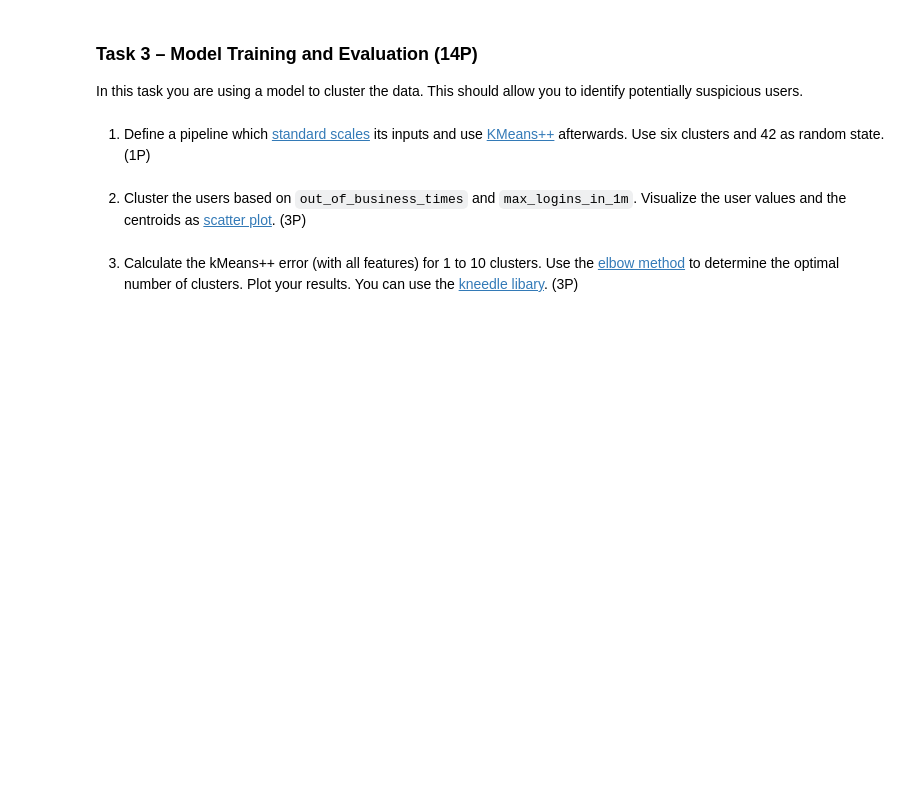
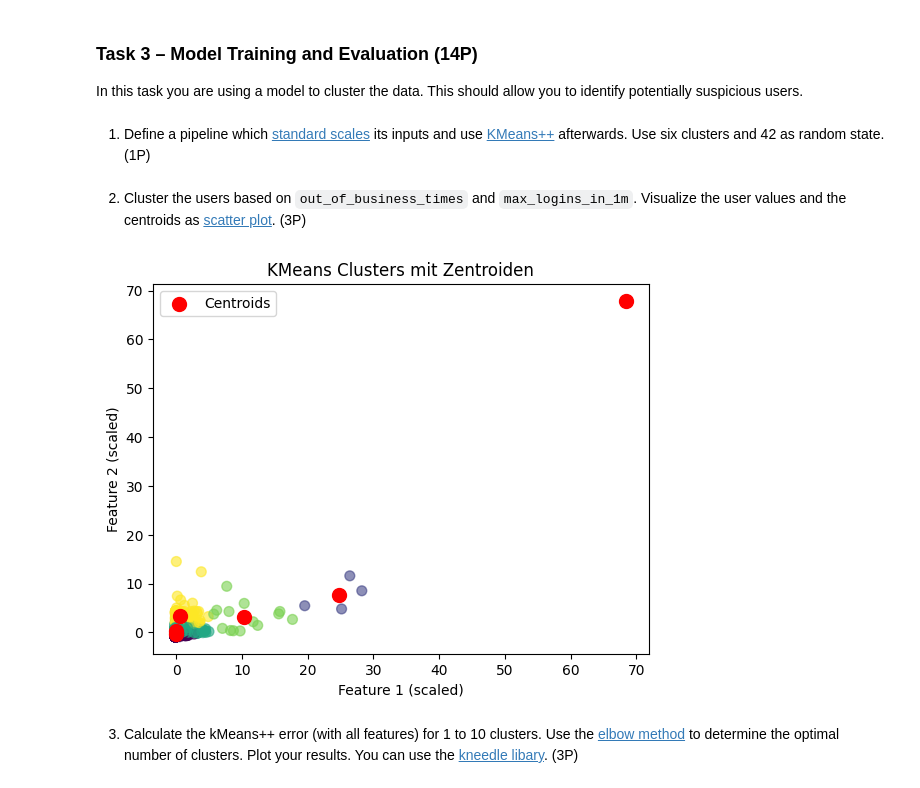
Before and after one commit to IVSource/ml_security_ws25, a Jupyter notebook: Exercise 3/mls_ws25_exercise_3_find_suspicious_users.ipynb, the cells around one changed output. Drawn from its saved outputs; the diff is of its cells as text; code cells hidden in the pictures; blank space fills up the shorter version.

```diff
--- a/Exercise 3/mls_ws25_exercise_3_find_suspicious_users.ipynb
+++ b/Exercise 3/mls_ws25_exercise_3_find_suspicious_users.ipynb
@@ -234,12 +234,4 @@ U999      26.0
 Name: max_logins_in_1min, Length: 9924, dtype: float64
 # %% [markdown]
 5. Add to the dataset how many times each user has a login event outside the usual business hours between 6:00h and 18:00h. Filter out the weekend. Remember to check for undefined values and handle them. Call the column `out_of_business_times`. We assume that the dataset starts on midnight. (2P)
-# %%
-from datetime import time
-
-new_df['out_of_business_hours'] = df_UCAAT.groupby('user').apply(
-    lambda group: group[
-        (group['timestamp'].dt.time < time(6, 0)) | (group['timestamp'].dt.time > time(18, 0))
-    ].shape[0]
-    )
 # %%
@@ -268,11 +285,48 @@ In this task you are using a model to cluster the data. This should allow you to
 from sklearn.pipeline import make_pipeline
 from sklearn.preprocessing import StandardScaler
 from sklearn.cluster import KMeans
+
+pipeline = make_pipeline(
+    StandardScaler(),
+    KMeans(n_clusters=6, random_state=42)
+)
 # %% [markdown]
 2. Cluster the users based on `out_of_business_times` and `max_logins_in_1m`. Visualize the user values and the centroids as [scatter plot](https://matplotlib.org/stable/api/_as_gen/matplotlib.pyplot.scatter.html). (3P)
 # %%
 import numpy as np
 from matplotlib import pyplot as plt
+
+
+# X und y vorbereiten
+X = new_df[['out_of_business_times','max_logins_in_1min']].fillna(0)
+
+
+# Pipeline fitten
+pipeline.fit(X)
+
+# KMeans aus Pipeline holen
+kmeans = pipeline.named_steps['kmeans']
+
+# Clusterlabels holen
+labels = kmeans.labels_
+centroids = kmeans.cluster_centers_
+
+scaler = pipeline.named_steps["standardscaler"]
+X_scaled = scaler.transform(X)
+
+# Scatterplot der Datenpunkte
+plt.scatter(X_scaled[:, 0], X_scaled[:,1], c=labels, cmap='viridis', alpha=0.6, s=50)
+
+# Zentroiden plotten
+plt.scatter(centroids[:, 0], centroids[:, 1], c='red', s=100, marker='o', label='Centroids')
+
+plt.xlabel("Feature 1 (scaled)")
+plt.ylabel("Feature 2 (scaled)")
+plt.title("KMeans Clusters mit Zentroiden")
+plt.legend()
+plt.show()
+# %% [output]
+[figure, added]
 # %% [markdown]
 3. Calculate the kMeans++ error (with all features) for 1 to 10 clusters. Use the [elbow method](https://www.geeksforgeeks.org/elbow-method-for-optimal-value-of-k-in-kmeans/) to determine the optimal number of clusters. Plot your results. You can use the [kneedle libary](https://pypi.org/project/kneed/). (3P)
 # %%
```
Also changed, not shown: parts of 5 cells of this notebook.
